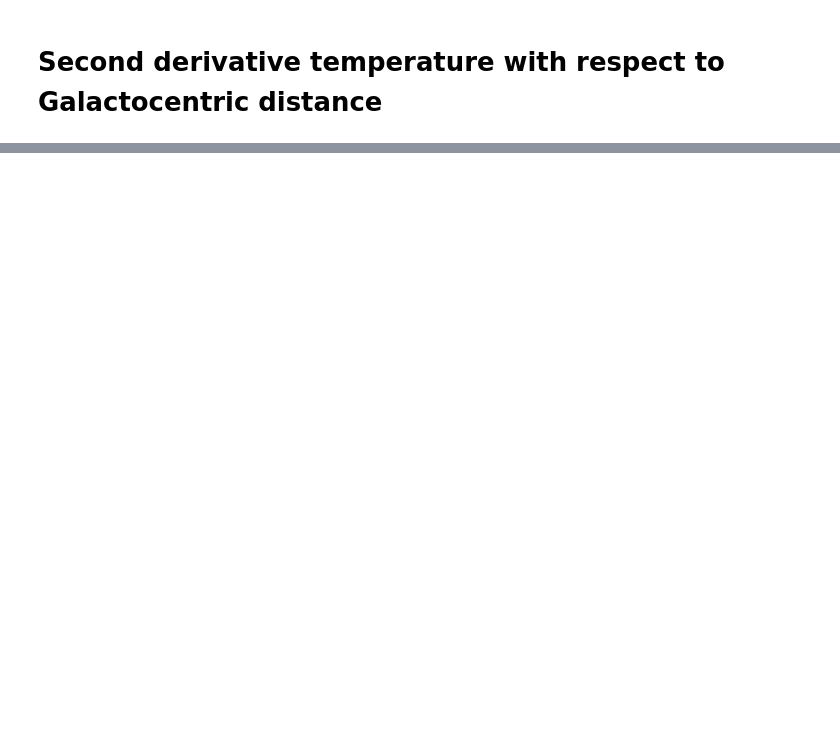
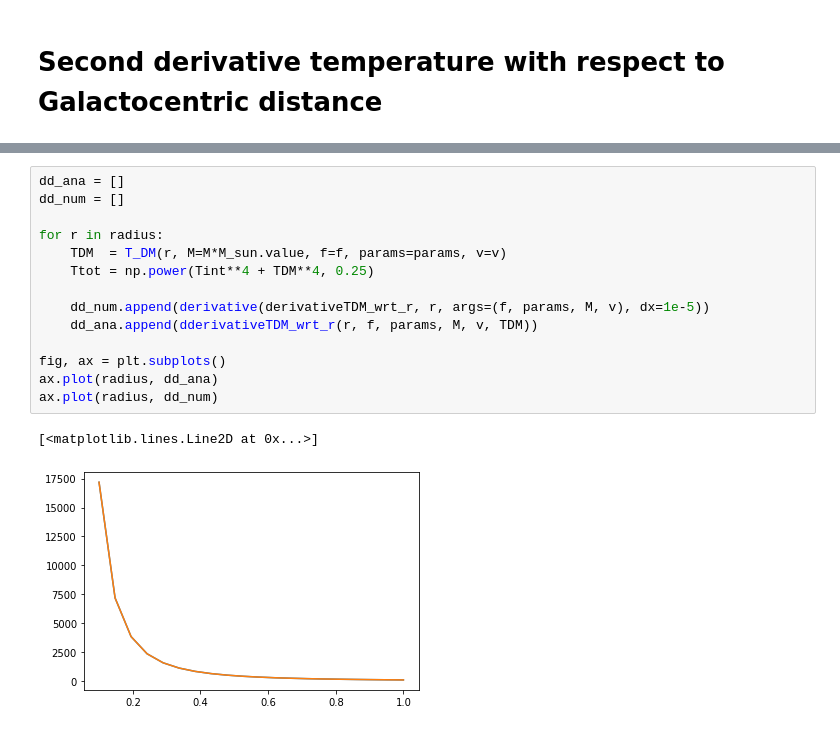
Before and after one commit to mariabenitocst/exoplanets, a Jupyter notebook: jupyter-notebook/checking_dderivatives.ipynb, the cells around one changed output, grey strips where cells are left out. Cells and saved outputs as stored; diff of their text form; blank space fills up the shorter version.

```diff
--- a/jupyter-notebook/checking_dderivatives.ipynb
+++ b/jupyter-notebook/checking_dderivatives.ipynb
@@ -206,0 +270,17 @@ dderivativeT_wrt_r(0.2, 1., [0.8, 20., 0.42], 0.017, 100., 1., 1.)
+# %%
+dd_ana = []
+dd_num = []
+
+for r in radius:
+    TDM  = T_DM(r, M=M*M_sun.value, f=f, params=params, v=v)
+    Ttot = np.power(Tint**4 + TDM**4, 0.25)
+
+    dd_num.append(derivative(derivativeTDM_wrt_r, r, args=(f, params, M, v), dx=1e-5))
+    dd_ana.append(dderivativeTDM_wrt_r(r, f, params, M, v, TDM))
+
+fig, ax = plt.subplots()
+ax.plot(radius, dd_ana)
+ax.plot(radius, dd_num)
+# %% [output]
+[<matplotlib.lines.Line2D at 0x...>]
+[figure, added]
```
Also changed, not shown: parts of 37 cells of this notebook, 1 other file.
